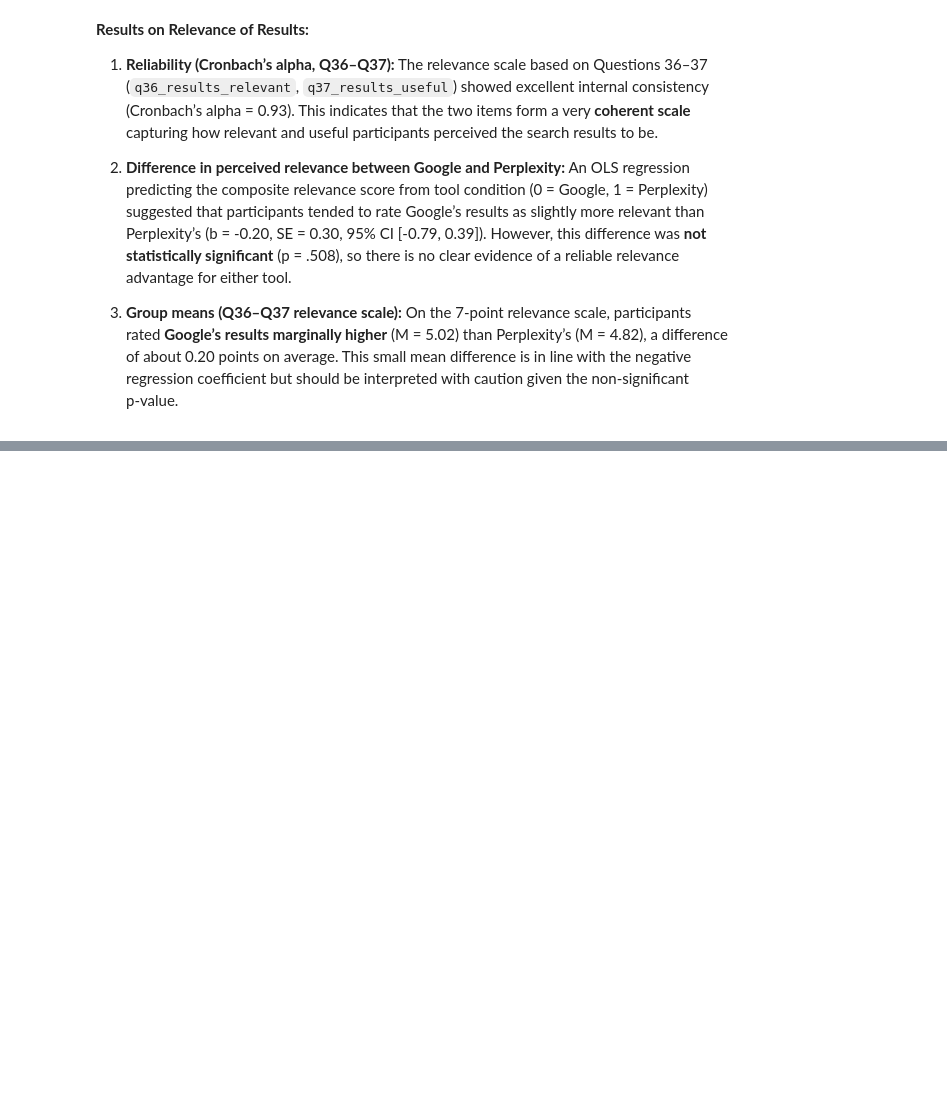
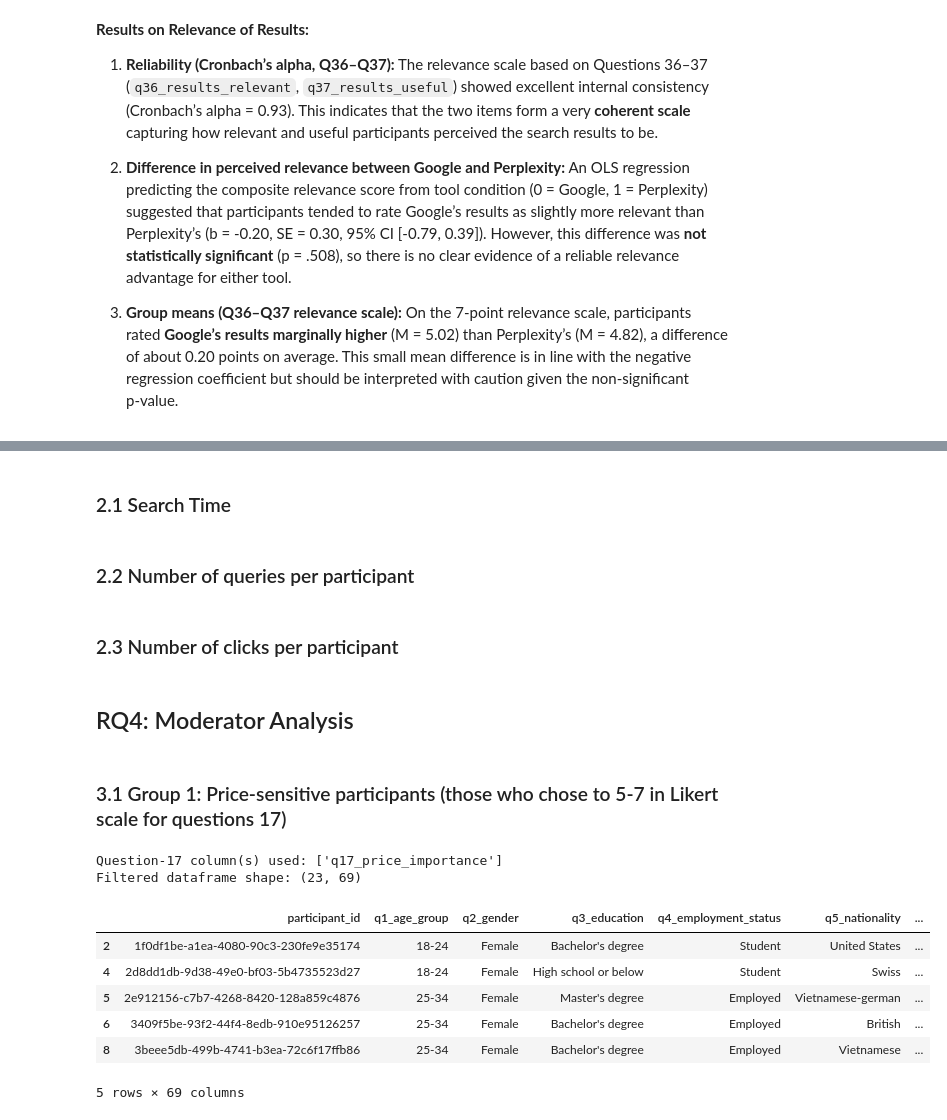
Before and after one commit to kaki1995/Advanced-Project-Study-TUM-GG-Istanbul, a Jupyter notebook: regression_analysis.ipynb, the cells around one changed output, grey strips where cells are left out. Saved outputs shown, nothing was run; the diff lists cells and outputs as text; code cells hidden in the pictures; blank space fills up the shorter version.

```diff
--- a/regression_analysis.ipynb
+++ b/regression_analysis.ipynb
@@ -545,0 +542,43 @@ Name: results_relevance_mean, dtype: float64
+# %% [markdown]
+### 2.1 Search Time
+# %% [markdown]
+### 2.2 Number of queries per participant
+# %% [markdown]
+### 2.3 Number of clicks per participant
+# %% [markdown]
+## RQ4: Moderator Analysis
+# %% [markdown]
+### 3.1 Group 1: Price-sensitive participants (those who chose to 5-7 in Likert scale for questions 17)
+# %%
+# Filter participants in df_gg_surveys who answered 5-7 on question 17
+# Assumes df_gg_surveys is already loaded in the notebook.
+
+# find candidate columns for question 17
+q17_cols = [c for c in df_gg_surveys.columns if 'q17' in c.lower() or 'question17' in c.lower()]
+
+if not q17_cols:
+    raise KeyError("No column matching 'q17' or 'question17' found in df_gg_surveys. Available columns:\n" +
+                   ", ".join(df_gg_surveys.columns.tolist()))
+
+# If there's a single matching column, filter on that; if multiple, keep rows where any of them is in 5..7
+if len(q17_cols) == 1:
+    q17_col = q17_cols[0]
+    df_gg_price = df_gg_surveys[df_gg_surveys[q17_col].between(5, 7)].copy()
+else:
+    df_gg_price = df_gg_surveys[
+        df_gg_surveys[q17_cols].apply(lambda row: row.between(5, 7), axis=1).any(axis=1)
+    ].copy()
+
+print(f"Question-17 column(s) used: {q17_cols}")
+print(f"Filtered dataframe shape: {df_gg_price.shape}")
+df_gg_price.head()
+# %% [output]
+Question-17 column(s) used: ['q17_price_importance']
+Filtered dataframe shape: (23, 69)
+|  | participant_id | q1_age_group | q2_gender | q3_education | q4_employment_status | q5_nationality | ... |
+| 2 | 1f0df1be-a1ea-4080-90c3-230fe9e35174 | 18-24 | Female | Bachelor's degree | Student | United States | ... |
+| 4 | 2d8dd1db-9d38-49e0-bf03-5b4735523d27 | 18-24 | Female | High school or below | Student | Swiss | ... |
+| 5 | 2e912156-c7b7-4268-8420-128a859c4876 | 25-34 | Female | Master's degree | Employed | Vietnamese-german | ... |
+| 6 | 3409f5be-93f2-44f4-8edb-910e95126257 | 25-34 | Female | Bachelor's degree | Employed | British | ... |
+| 8 | 3beee5db-499b-4741-b3ea-72c6f17ffb86 | 25-34 | Female | Bachelor's degree | Employed | Vietnamese | ... |
+5 rows × 69 columns
```
Also changed, not shown: parts of 10 cells of this notebook, 1 other file.
